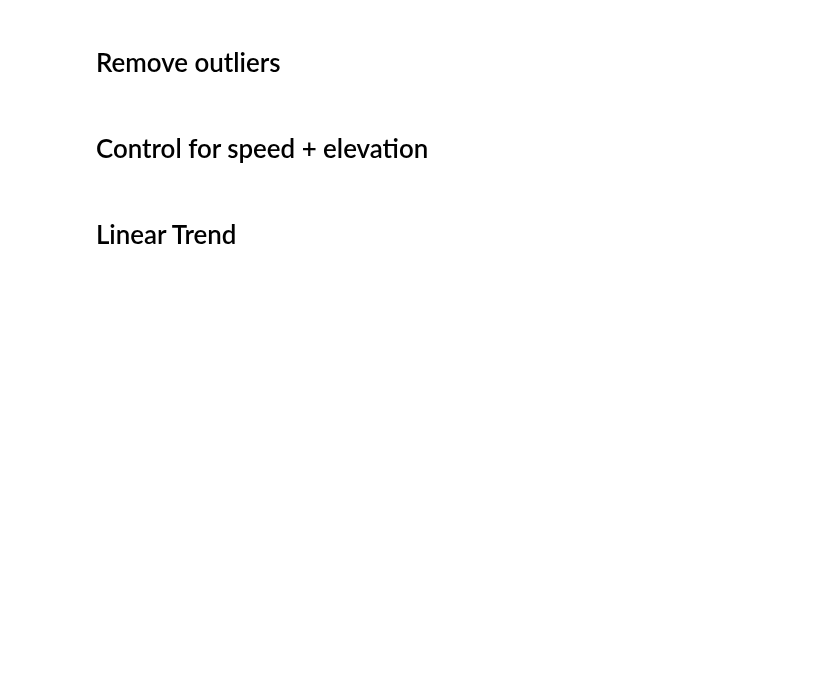
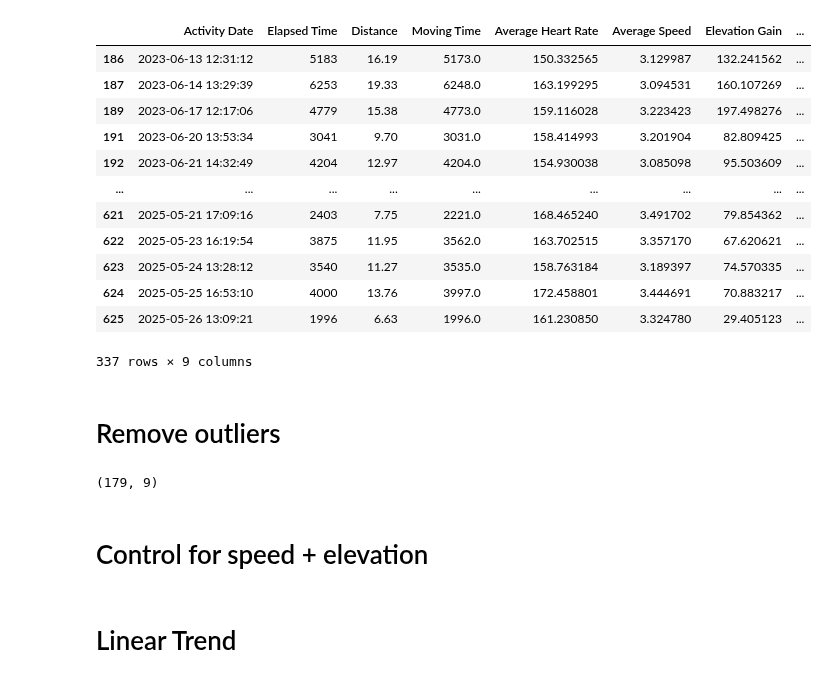
Before and after one commit to ionox0/Runs, a Jupyter notebook: hr_improvment.ipynb, the cells around one changed output. Saved outputs shown, nothing was run; the diff lists cells and outputs as text; code cells hidden in the pictures; blank space fills up the shorter version.

```diff
--- a/hr_improvment.ipynb
+++ b/hr_improvment.ipynb
@@ -28,6 +29,22 @@ runs_sub = runs[recent_selector][rel_cols]
 runs_sub = runs_sub[~pd.isna(runs_sub['Average Heart Rate'])]
 
 runs_sub = runs_sub.sort_values('Activity Date')
+# %%
+runs_sub
+# %% [output]
+|  | Activity Date | Elapsed Time | Distance | Moving Time | Average Heart Rate | Average Speed | Elevation Gain | ... |
+| 186 | 2023-06-13 12:31:12 | 5183 | 16.19 | 5173.0 | 150.332565 | 3.129987 | 132.241562 | ... |
+| 187 | 2023-06-14 13:29:39 | 6253 | 19.33 | 6248.0 | 163.199295 | 3.094531 | 160.107269 | ... |
+| 189 | 2023-06-17 12:17:06 | 4779 | 15.38 | 4773.0 | 159.116028 | 3.223423 | 197.498276 | ... |
+| 191 | 2023-06-20 13:53:34 | 3041 | 9.70 | 3031.0 | 158.414993 | 3.201904 | 82.809425 | ... |
+| 192 | 2023-06-21 14:32:49 | 4204 | 12.97 | 4204.0 | 154.930038 | 3.085098 | 95.503609 | ... |
+| ... | ... | ... | ... | ... | ... | ... | ... | ... |
+| 621 | 2025-05-21 17:09:16 | 2403 | 7.75 | 2221.0 | 168.465240 | 3.491702 | 79.854362 | ... |
+| 622 | 2025-05-23 16:19:54 | 3875 | 11.95 | 3562.0 | 163.702515 | 3.357170 | 67.620621 | ... |
+| 623 | 2025-05-24 13:28:12 | 3540 | 11.27 | 3535.0 | 158.763184 | 3.189397 | 74.570335 | ... |
+| 624 | 2025-05-25 16:53:10 | 4000 | 13.76 | 3997.0 | 172.458801 | 3.444691 | 70.883217 | ... |
+| 625 | 2025-05-26 13:09:21 | 1996 | 6.63 | 1996.0 | 161.230850 | 3.324780 | 29.405123 | ... |
+337 rows × 9 columns
 # %% [markdown]
 # Remove outliers
 # %%
@@ -42,9 +59,13 @@ def remove_outliers_iqr(df, column):
 # Apply to both heart rate and speed
 runs_sub = remove_outliers_iqr(runs_sub, 'Average Heart Rate')
 runs_sub = remove_outliers_iqr(runs_sub, 'Average Speed')
+runs_sub = remove_outliers_iqr(runs_sub, 'Elevation Gain')
 
 # Remove elevation outliers
 runs_sub = runs_sub[runs_sub['Elevation Gain'] < 100]
+runs_sub.shape
+# %% [output]
+(179, 9)
 # %% [markdown]
 # Control for speed + elevation
 # %%
```
Also changed, not shown: parts of 12 cells of this notebook, 2 other files.
